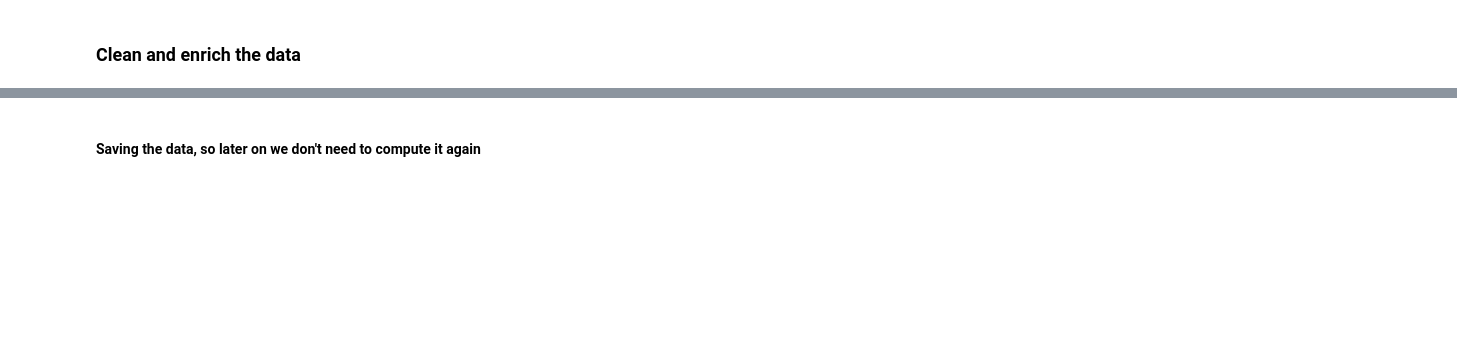
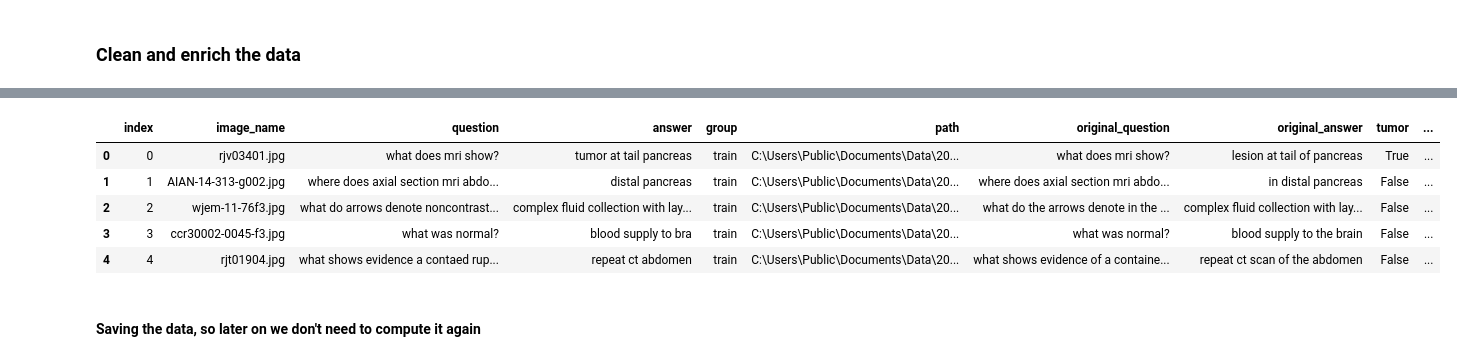
Before and after one commit to turner11/VQA-MED, a Jupyter notebook: VQA-MED/VQA.Python/1_pre_process_data.ipynb, the cells around one changed output, grey strips where cells are left out. Saved outputs shown, nothing was run; the diff lists cells and outputs as text; code cells hidden in the pictures; blank space fills up the shorter version.

```diff
--- a/VQA-MED/VQA.Python/1_pre_process_data.ipynb
+++ b/VQA-MED/VQA.Python/1_pre_process_data.ipynb
@@ -118,3 +131,12 @@ Pre processing training data: 0:02:22.399646
+# %%
+image_name_question_processed.head()
+# %% [output]
+|  | index | image_name | question | answer | group | path | original_question | original_answer | tumor | ... |
+| 0 | 0 | rjv03401.jpg | what does mri show? | tumor at tail pancreas | train | C:\Users\Public\Documents\Data\20... | what does mri show? | lesion at tail of pancreas | True | ... |
+| 1 | 1 | AIAN-14-313-g002.jpg | where does axial section mri abdo... | distal pancreas | train | C:\Users\Public\Documents\Data\20... | where does axial section mri abdo... | in distal pancreas | False | ... |
+| 2 | 2 | wjem-11-76f3.jpg | what do arrows denote noncontrast... | complex fluid collection with lay... | train | C:\Users\Public\Documents\Data\20... | what do the arrows denote in the ... | complex fluid collection with lay... | False | ... |
+| 3 | 3 | ccr30002-0045-f3.jpg | what was normal? | blood supply to bra | train | C:\Users\Public\Documents\Data\20... | what was normal? | blood supply to the brain | False | ... |
+| 4 | 4 | rjt01904.jpg | what shows evidence a contaed rup... | repeat ct abdomen | train | C:\Users\Public\Documents\Data\20... | what shows evidence of a containe... | repeat ct scan of the abdomen | False | ... |
 # %% [markdown]
 #### Saving the data, so later on we don't need to compute it again
 # %%
```
Also changed, not shown: parts of 14 cells of this notebook, 9 other files.
